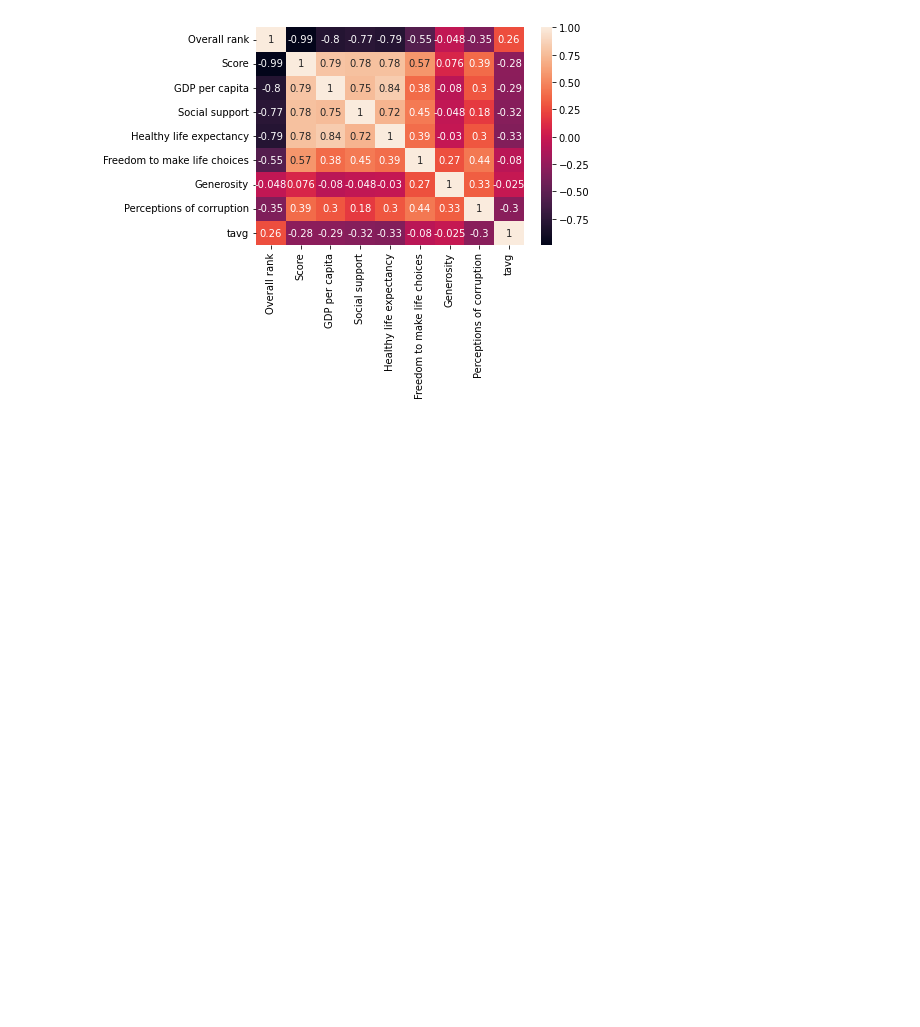
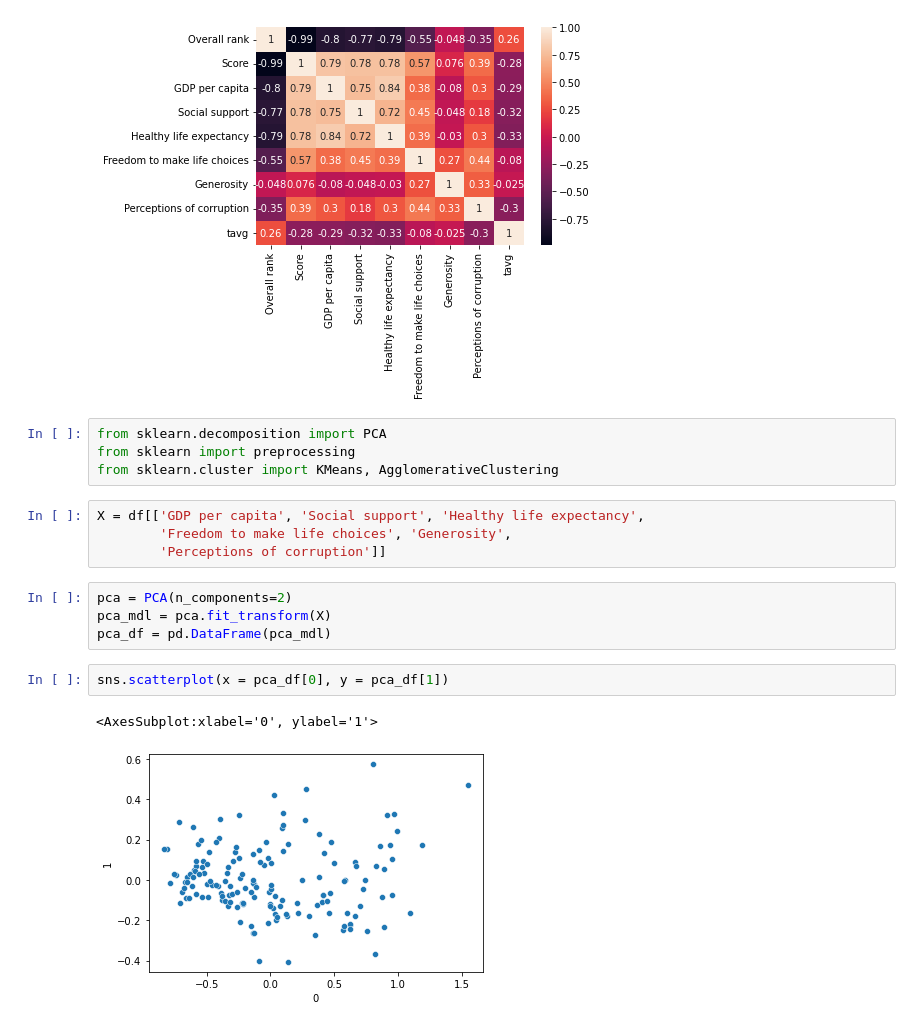
Before and after one commit to ATSchusters/3162-Final, a Jupyter notebook: Visualization.ipynb, the cells around one changed output. Saved outputs shown, nothing was run; the diff lists cells and outputs as text; blank space fills up the shorter version.

Commit message:
Clustering Update on Visualizations

```diff
--- a/Visualization.ipynb
+++ b/Visualization.ipynb
@@ -80,3 +80,20 @@ sns.heatmap(corr, annot=True)
 # %% [output]
 <AxesSubplot:>
 [figure]
+# %%
+from sklearn.decomposition import PCA
+from sklearn import preprocessing
+from sklearn.cluster import KMeans, AgglomerativeClustering
+# %%
+X = df[['GDP per capita', 'Social support', 'Healthy life expectancy',
+        'Freedom to make life choices', 'Generosity',
+        'Perceptions of corruption']]
+# %%
+pca = PCA(n_components=2)
+pca_mdl = pca.fit_transform(X)
+pca_df = pd.DataFrame(pca_mdl)
+# %%
+sns.scatterplot(x = pca_df[0], y = pca_df[1])
+# %% [output]
+<AxesSubplot:xlabel='0', ylabel='1'>
+[figure, added]
```
Also changed, not shown: parts of 21 cells of this notebook.
